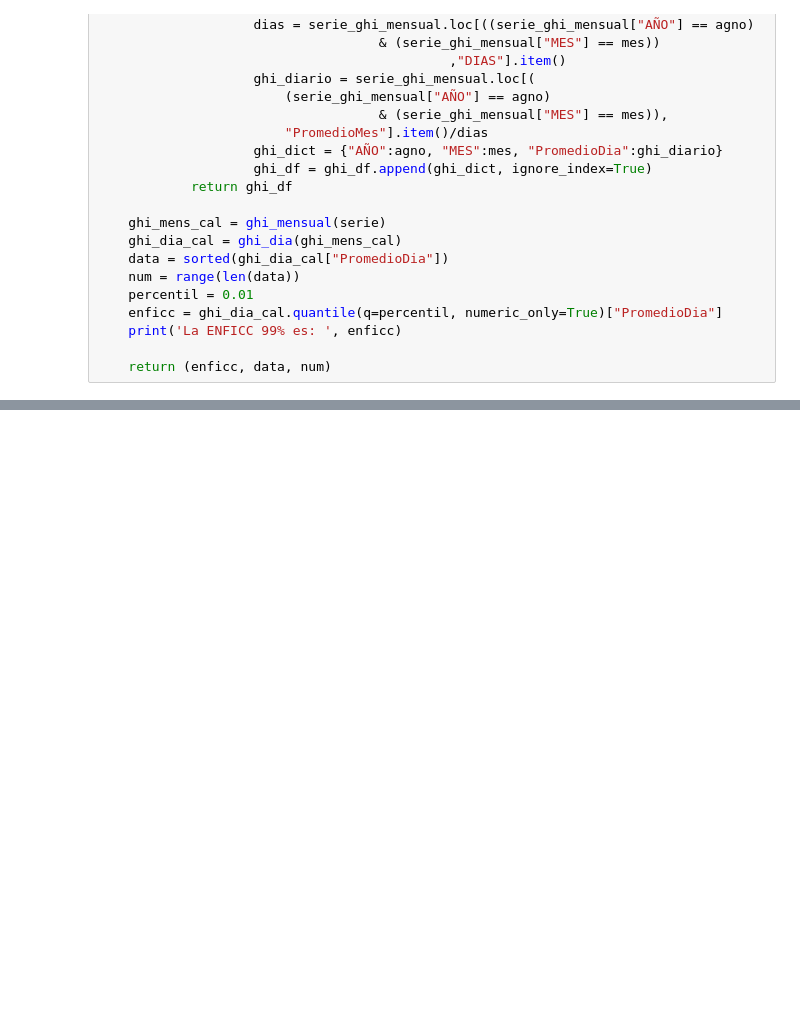
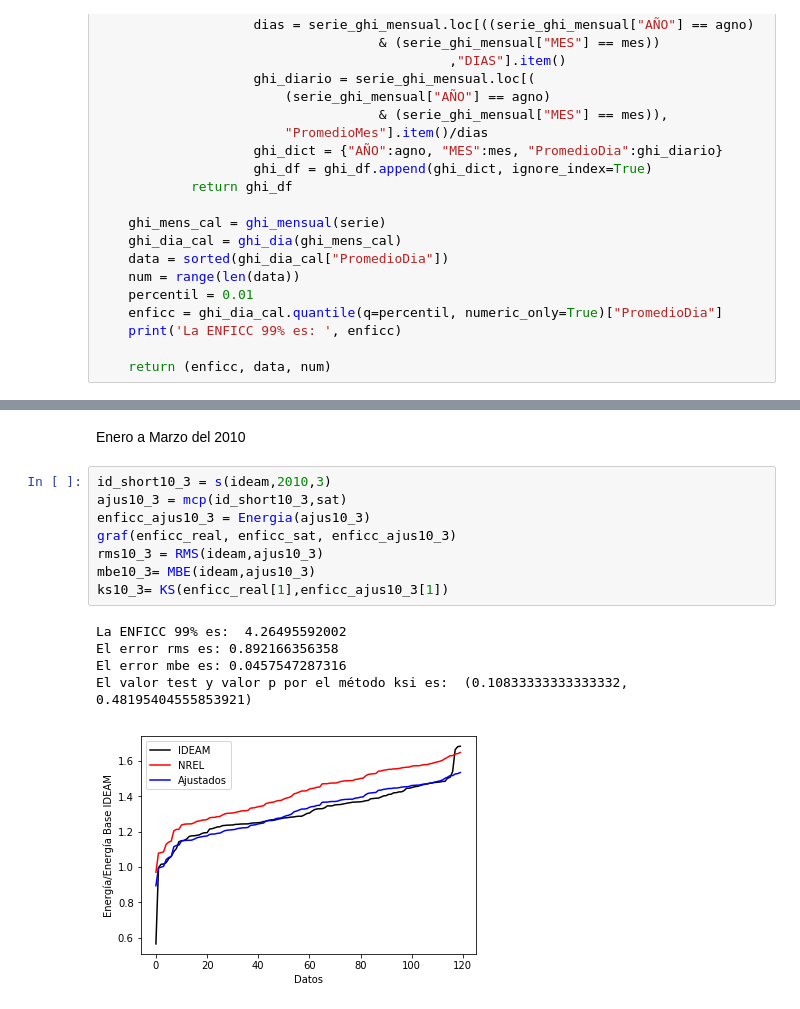
Before and after one commit to crisdabel/Herramientas-Computacionales-IMEC3602, a Jupyter notebook: Taller 1/Taller1.ipynb, the cells around one changed output, grey strips where cells are left out. Cells and saved outputs as stored; diff of their text form; blank space fills up the shorter version.

```diff
--- a/Taller 1/Taller1.ipynb
+++ b/Taller 1/Taller1.ipynb
@@ -147,0 +164,16 @@ ValueError: object too deep for desired array
+# %% [markdown]
+Enero a Marzo del 2010
+# %%
+id_short10_3 = s(ideam,2010,3)
+ajus10_3 = mcp(id_short10_3,sat)
+enficc_ajus10_3 = Energia(ajus10_3)
+graf(enficc_real, enficc_sat, enficc_ajus10_3)
+rms10_3 = RMS(ideam,ajus10_3)
+mbe10_3= MBE(ideam,ajus10_3)
+ks10_3= KS(enficc_real[1],enficc_ajus10_3[1])
+# %% [output]
+La ENFICC 99% es:  4.26495592002
+El error rms es: 0.892166356358
+El error mbe es: 0.0457547287316
+El valor test y valor p por el método ksi es:  (0.10833333333333332, 0.48195404555853921)
+[figure, added]
```
Also changed, not shown: parts of 68 cells of this notebook.
